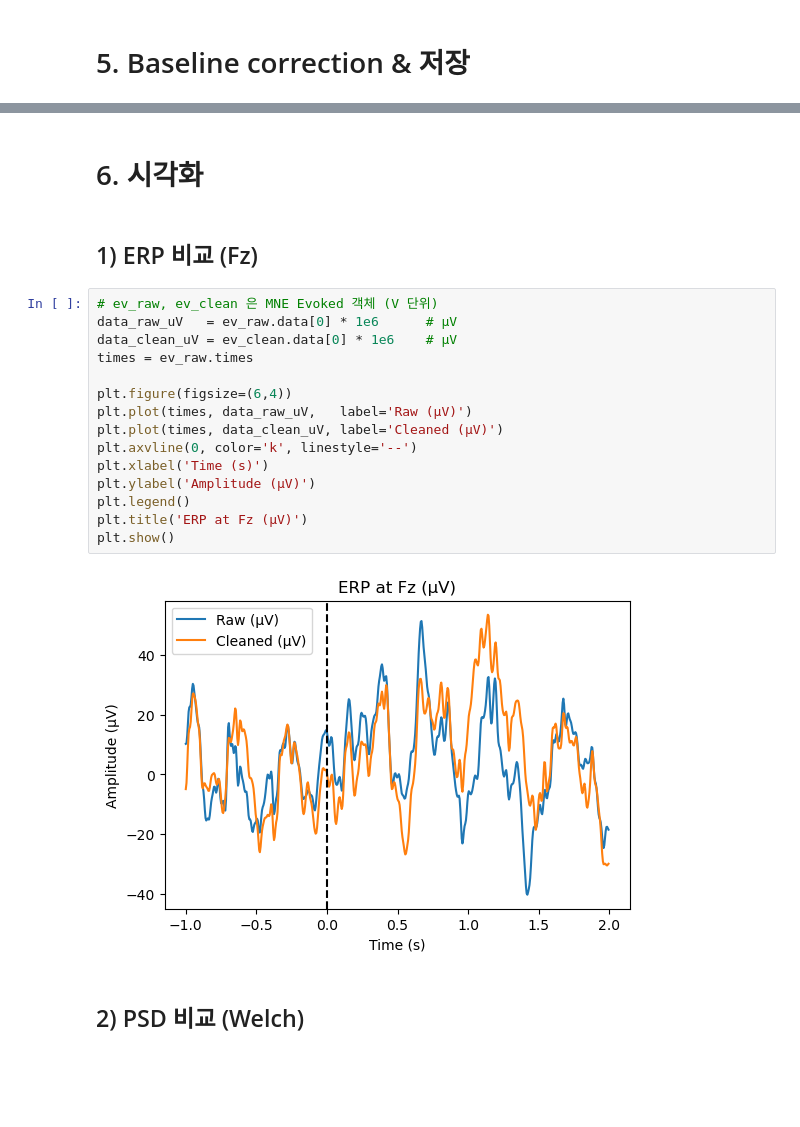
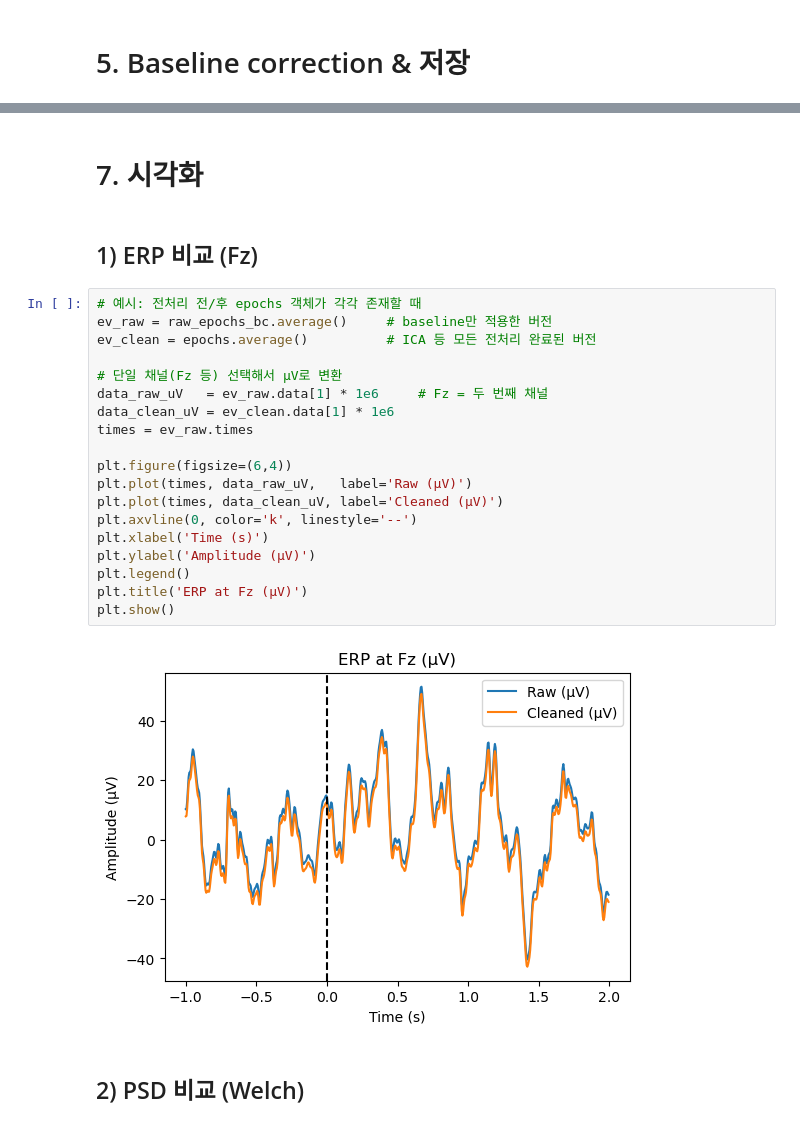
Before and after one commit to Minnie02/CABON-project, a Jupyter notebook: AD_EDA1.ipynb, the cells around one changed output, grey strips where cells are left out. Drawn from its saved outputs; the diff is of its cells as text; blank space fills up the shorter version.

```diff
--- a/AD_EDA1.ipynb
+++ b/AD_EDA1.ipynb
@@ -205,24 +443,28 @@ epochs_clean.save('AD_clean-epo.fif', overwrite=True)
 # %% [markdown]
-# 6. 시각화
+# 7. 시각화
 # %% [markdown]
 ## 1) ERP 비교 (Fz)
 # %%
-# ev_raw, ev_clean 은 MNE Evoked 객체 (V 단위)
-data_raw_uV   = ev_raw.data[0] * 1e6      # µV
-data_clean_uV = ev_clean.data[0] * 1e6    # µV
+# 예시: 전처리 전/후 epochs 객체가 각각 존재할 때
+ev_raw = raw_epochs_bc.average()     # baseline만 적용한 버전
+ev_clean = epochs.average()          # ICA 등 모든 전처리 완료된 버전
+
+# 단일 채널(Fz 등) 선택해서 µV로 변환
+data_raw_uV   = ev_raw.data[1] * 1e6     # Fz = 두 번째 채널
+data_clean_uV = ev_clean.data[1] * 1e6
 times = ev_raw.times
 
 plt.figure(figsize=(6,4))
 plt.plot(times, data_raw_uV,   label='Raw (µV)')
 plt.plot(times, data_clean_uV, label='Cleaned (µV)')
 plt.axvline(0, color='k', linestyle='--')
 plt.xlabel('Time (s)')
 plt.ylabel('Amplitude (µV)')
 plt.legend()
 plt.title('ERP at Fz (µV)')
 plt.show()
 # %% [output]
-[figure, old version]
+[figure, new version]
 # %% [markdown]
 ## 2) PSD 비교 (Welch)
 # %%
```
Also changed, not shown: parts of 10 cells of this notebook.
